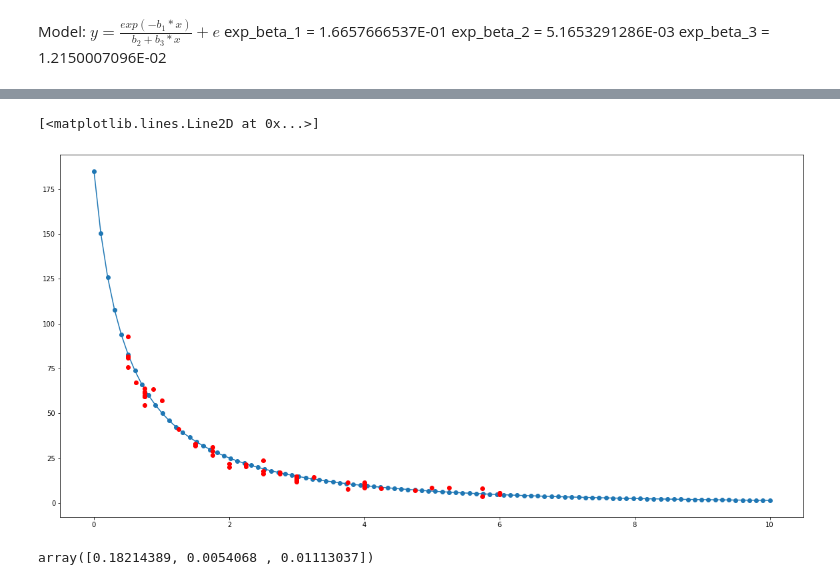
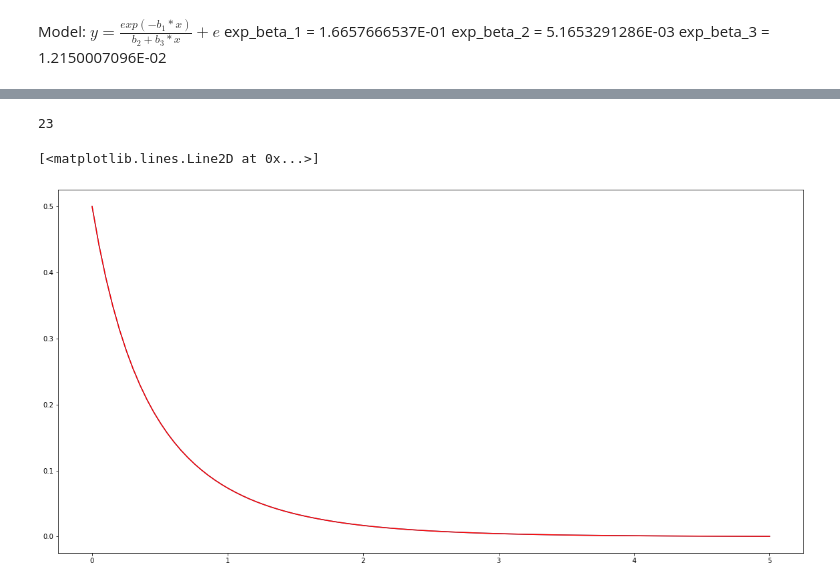
Before and after one commit to dzahbarov/opt-methods, a Jupyter notebook: lab3/lab3.ipynb, the cells around one changed output, grey strips where cells are left out. Drawn from its saved outputs; the diff is of its cells as text; code cells hidden in the pictures.

```diff
--- a/lab3/lab3.ipynb
+++ b/lab3/lab3.ipynb
@@ -64,12 +131,13 @@ def exp_lr(n, start):
 # %%
 # p = -(J^T * J)^(-1) J * r
+
 
 def calcP(x):
     res = list()
     for i in range(3):
         row = list()
-        for j in range(54):
-            row.append(grad(minimizing_func, x, [j], i))
+        for j in range(100):
+            row.append(grad2(minimizing_func2, x, [j], i))
         res.append(row)
     J = np.array(res)
     J = J.transpose()
@@ -79,20 +147,26 @@ def calcP(x):
     anti = -rev
     hh = np.matmul(anti, JT)
     rs = list()
-    for i in range(54):
-        rs.append(minimizing_func(x, [i]))
+    for i in range(100):
+        rs.append(minimizing_func2(x, [i]))
     rsnp = np.array(rs)
     rstr = rsnp.transpose()
     res = np.matmul(hh, rstr)
     return res
 
+
 def newton(f, lr, start, lr_strategy=const_lr, epoch=20):
     x = start
-    points = np.zeros((epoch, 3))
-    points[0] = x
+    points = list()
+    grads = list()
+    loss2 = list()
+    points.append(start)
     for i in range(1, epoch):
-        p = calcP(x)
-        x = x + lr_strategy(i, lr) * np.array(p)
-        points[i] = x
+        loss2.append(f(x))
+        grads.append(np.linalg.norm(grad(minimizing_func, x)))
+        x = x + lr_strategy(i, lr) * np.array(calcP(x))
+        points.append(x)
+        if cancel_condition2(x):
+            break
 
-    return points
+    return [np.array(points), grads, loss2]
@@ -101,13 +173,15 @@ points = newton(minimizing_func, 0.9, [0.2, 0.02, 0.01], lr_strategy=exp_lr, epo
-# %%
-ans = points[-1]
-x = np.linspace(0, 10, 100)
-plt.plot(x, func(x, ans[0], ans[1], ans[2]), '-o')
-
-plt.plot(x_data, y_data, 'ro')
-# %% [output]
-[<matplotlib.lines.Line2D at 0x...>]
-[figure, removed]
-# %%
-ans
-# %% [output]
-array([0.18214389, 0.0054068 , 0.01113037])
+# %%
+lst = newton(minimizing_func2, 1, start=start_point, lr_strategy=exp_lr, epoch=2000)
+points = lst[0]
+grads2 = lst[1]
+loss2 = lst[2]
+print(len(points))
+
+ans = points[-1]
+plt.plot(xs, func(xs, ans[0], ans[1], ans[2]), '-')
+
+plt.plot(xs, ys, 'r')
+# %% [output]
+23
+[<matplotlib.lines.Line2D at 0x...>]
+[figure, added]
```
Also changed, not shown: parts of 17 cells of this notebook.
